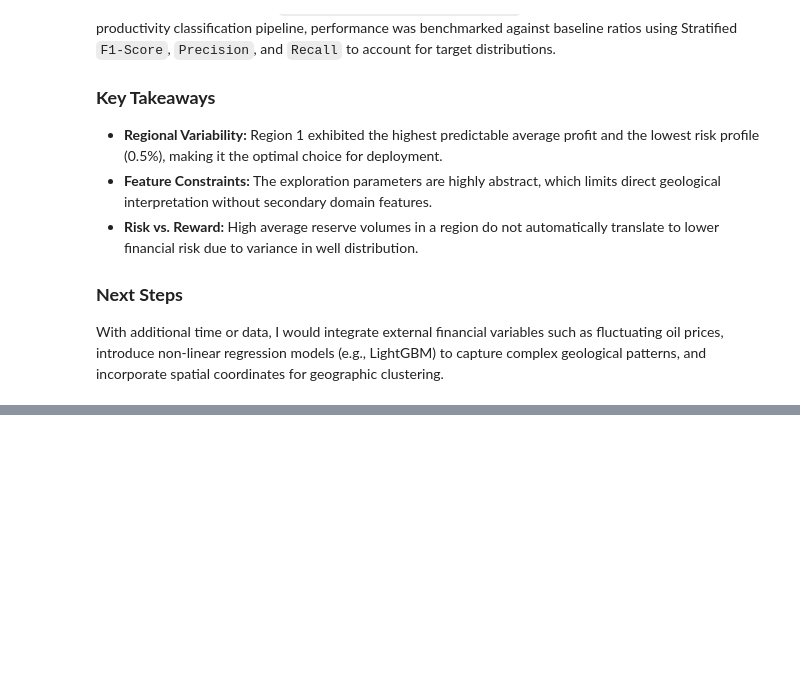
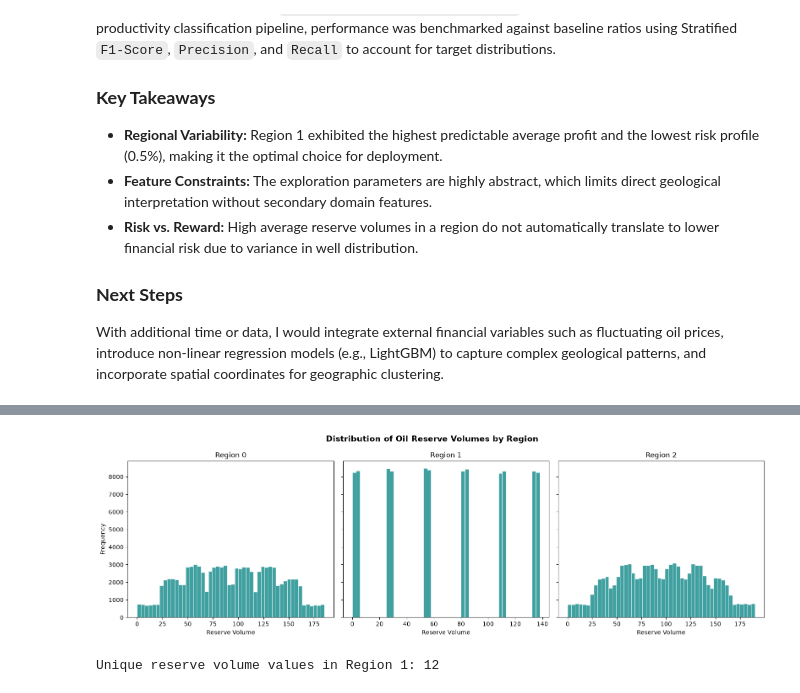
Before and after one commit to fiorellatrigo/oil-well-location-optimization, a Jupyter notebook: notebook/oil-well-location-optimization.ipynb, the cells around one changed output, grey strips where cells are left out. Cells and saved outputs as stored; diff of their text form; code cells hidden in the pictures; blank space fills up the shorter version.

```diff
--- a/notebook/oil-well-location-optimization.ipynb
+++ b/notebook/oil-well-location-optimization.ipynb
@@ -59,0 +75,7 @@ df2 = pd.read_csv('../data/geo_data_2.csv')
+# %%
+# Store all regional datasets for iterative analysis
+df_list = [df0, df1, df2]
+
+# Preview the first observations from each region
+for df in df_list:
+    print(df.head(), "\n")
@@ -88,0 +118,3 @@ max         7.238262       7.844801      16.739402     190.029838
+# %%
+for idx, dataset in enumerate(df_list):
+    inspect_dataset(dataset, f"Region {idx}")
@@ -112,0 +247,40 @@ Region 2: Original Rows: 100000 | Cleaned Rows: 99996
+# %%
+def plot_target_distribution(datasets):
+    """
+    Plot the distribution of the target variable for each region.
+    """
+
+    fig, axes = plt.subplots(1, 3, figsize=(16, 5), sharey=True)
+
+    for idx, (dataset, ax) in enumerate(zip(datasets, axes)):
+        sns.histplot(
+            data=dataset,
+            x="product",
+            bins=50,
+            color="teal",
+            edgecolor="white",
+            ax=ax
+        )
+
+        ax.set_title(f"Region {idx}")
+        ax.set_xlabel("Reserve Volume")
+        ax.set_ylabel("Frequency")
+
+    plt.suptitle(
+        "Distribution of Oil Reserve Volumes by Region",
+        fontsize=14,
+        fontweight="bold"
+    )
+
+    plt.tight_layout()
+    plt.show()
+# %%
+plot_target_distribution(clean_datasets)
+# %% [output]
+[figure, added]
+# %%
+region_1_unique = df1["product"].nunique()
+
+print(f"Unique reserve volume values in Region 1: {region_1_unique}")
+# %% [output]
+Unique reserve volume values in Region 1: 12
```
Also changed, not shown: parts of 42 cells of this notebook, 3 other files.
